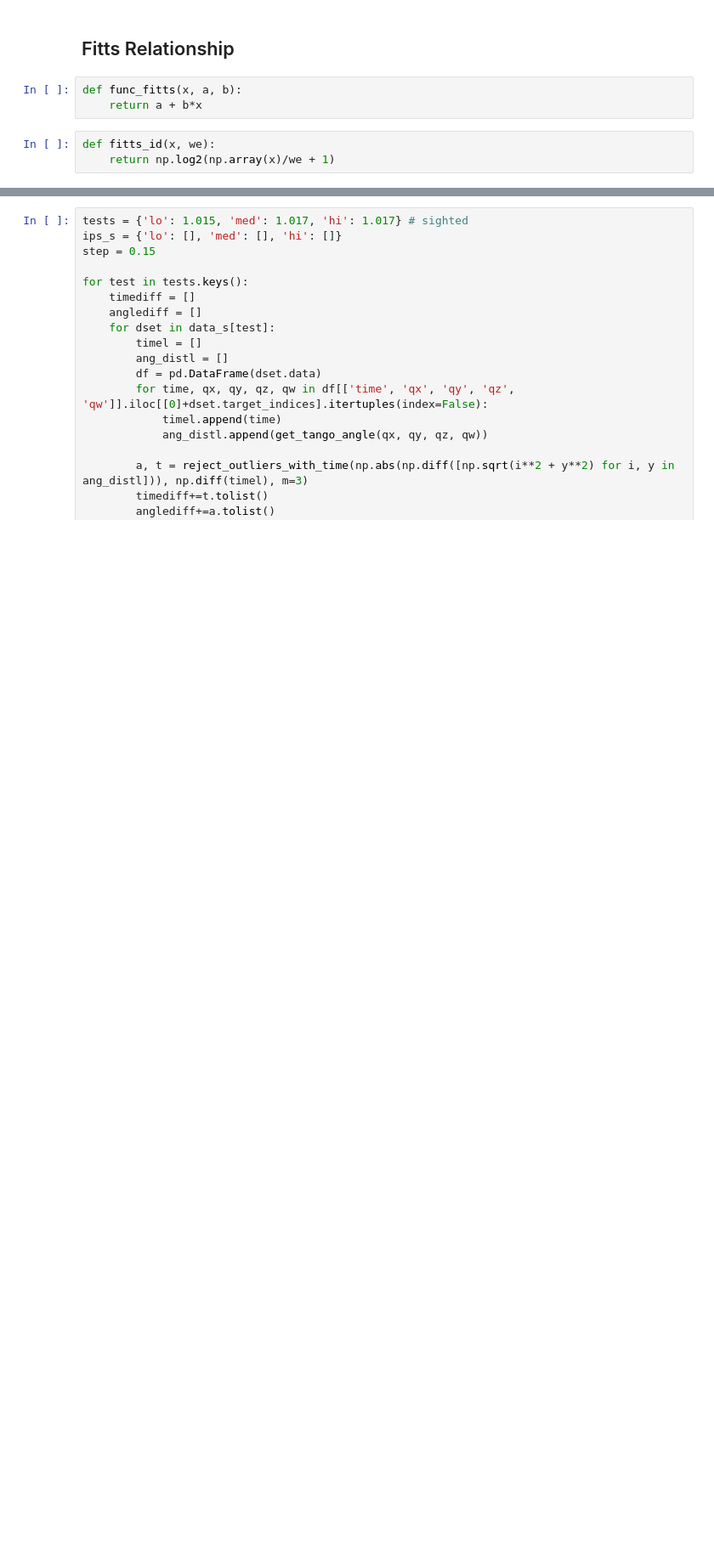
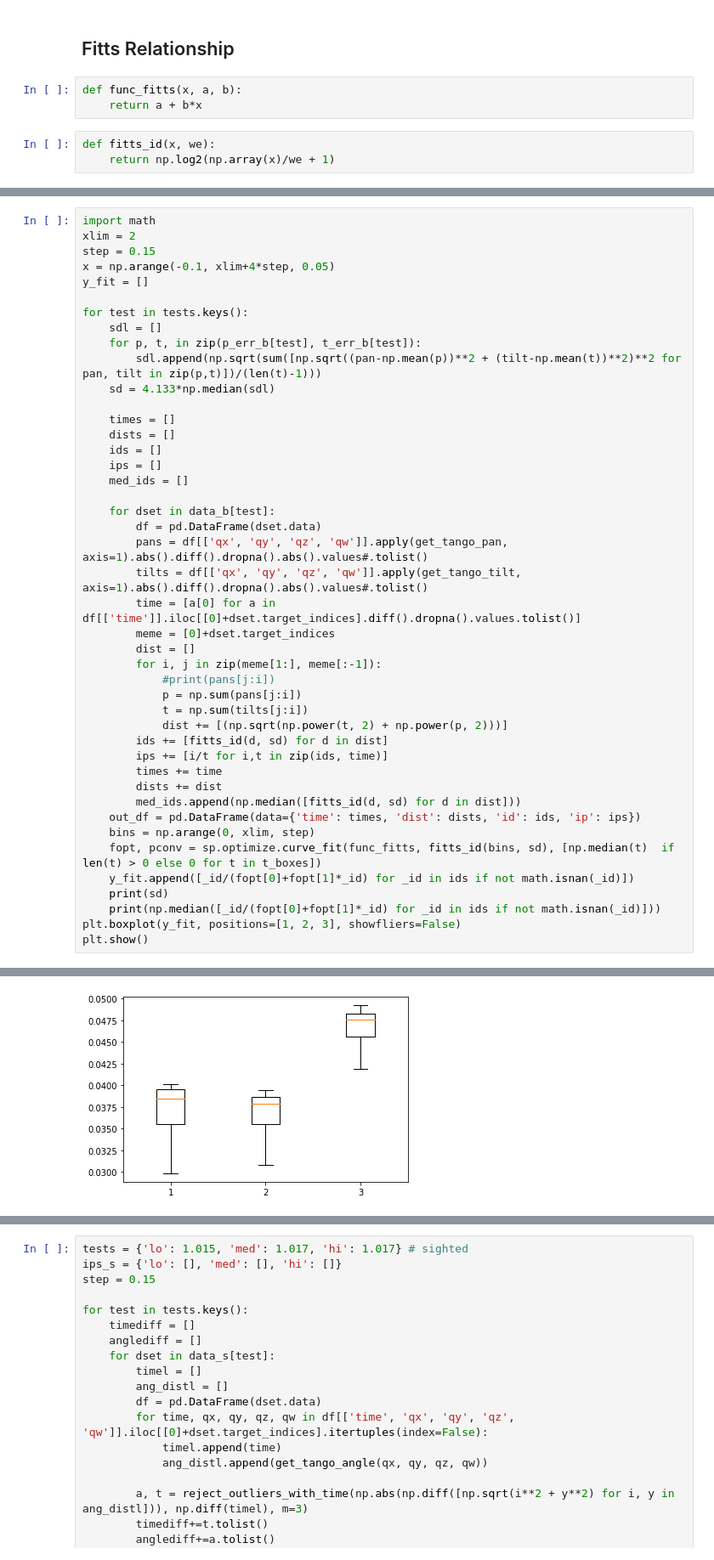
Before and after one commit to yassiezar/tba_audio_interface_paper, a Jupyter notebook: data_proc/target_search.ipynb, the cells around one changed output, grey strips where cells are left out. Shown at 85% size. Drawn from its saved outputs; the diff is of its cells as text; blank space fills up the shorter version.

Commit message:
Updated Fitts calculations

```diff
--- a/data_proc/target_search.ipynb
+++ b/data_proc/target_search.ipynb
@@ -632,0 +876,45 @@ def fitts_id(x, we):
+# %%
+import math
+xlim = 2
+step = 0.15
+x = np.arange(-0.1, xlim+4*step, 0.05)
+y_fit = []
+
+for test in tests.keys():
+    sdl = []
+    for p, t, in zip(p_err_b[test], t_err_b[test]):
+        sdl.append(np.sqrt(sum([np.sqrt((pan-np.mean(p))**2 + (tilt-np.mean(t))**2)**2 for pan, tilt in zip(p,t)])/(len(t)-1)))
+    sd = 4.133*np.median(sdl)
+
+    times = []
+    dists = []
+    ids = []
+    ips = []
+    med_ids = []
+
+    for dset in data_b[test]:
+        df = pd.DataFrame(dset.data)
+        pans = df[['qx', 'qy', 'qz', 'qw']].apply(get_tango_pan, axis=1).abs().diff().dropna().abs().values#.tolist()
+        tilts = df[['qx', 'qy', 'qz', 'qw']].apply(get_tango_tilt, axis=1).abs().diff().dropna().abs().values#.tolist()
+        time = [a[0] for a in df[['time']].iloc[[0]+dset.target_indices].diff().dropna().values.tolist()]
+        meme = [0]+dset.target_indices
+        dist = []
+        for i, j in zip(meme[1:], meme[:-1]):
+            #print(pans[j:i])
+            p = np.sum(pans[j:i])
+            t = np.sum(tilts[j:i])
+            dist += [(np.sqrt(np.power(t, 2) + np.power(p, 2)))]
+        ids += [fitts_id(d, sd) for d in dist]
+        ips += [i/t for i,t in zip(ids, time)]
+        times += time
+        dists += dist
+        med_ids.append(np.median([fitts_id(d, sd) for d in dist]))
+    out_df = pd.DataFrame(data={'time': times, 'dist': dists, 'id': ids, 'ip': ips})
+    bins = np.arange(0, xlim, step)
+    fopt, pconv = sp.optimize.curve_fit(func_fitts, fitts_id(bins, sd), [np.median(t)  if len(t) > 0 else 0 for t in t_boxes])
+    y_fit.append([_id/(fopt[0]+fopt[1]*_id) for _id in ids if not math.isnan(_id)])
+    print(sd)
+    print(np.median([_id/(fopt[0]+fopt[1]*_id) for _id in ids if not math.isnan(_id)]))
+plt.boxplot(y_fit, positions=[1, 2, 3], showfliers=False)
+plt.show()
+# %% [output]
@@ -632,0 +927 @@ def fitts_id(x, we):
+[figure, added]
```
Also changed, not shown: parts of 11 cells of this notebook, 3 other files.
